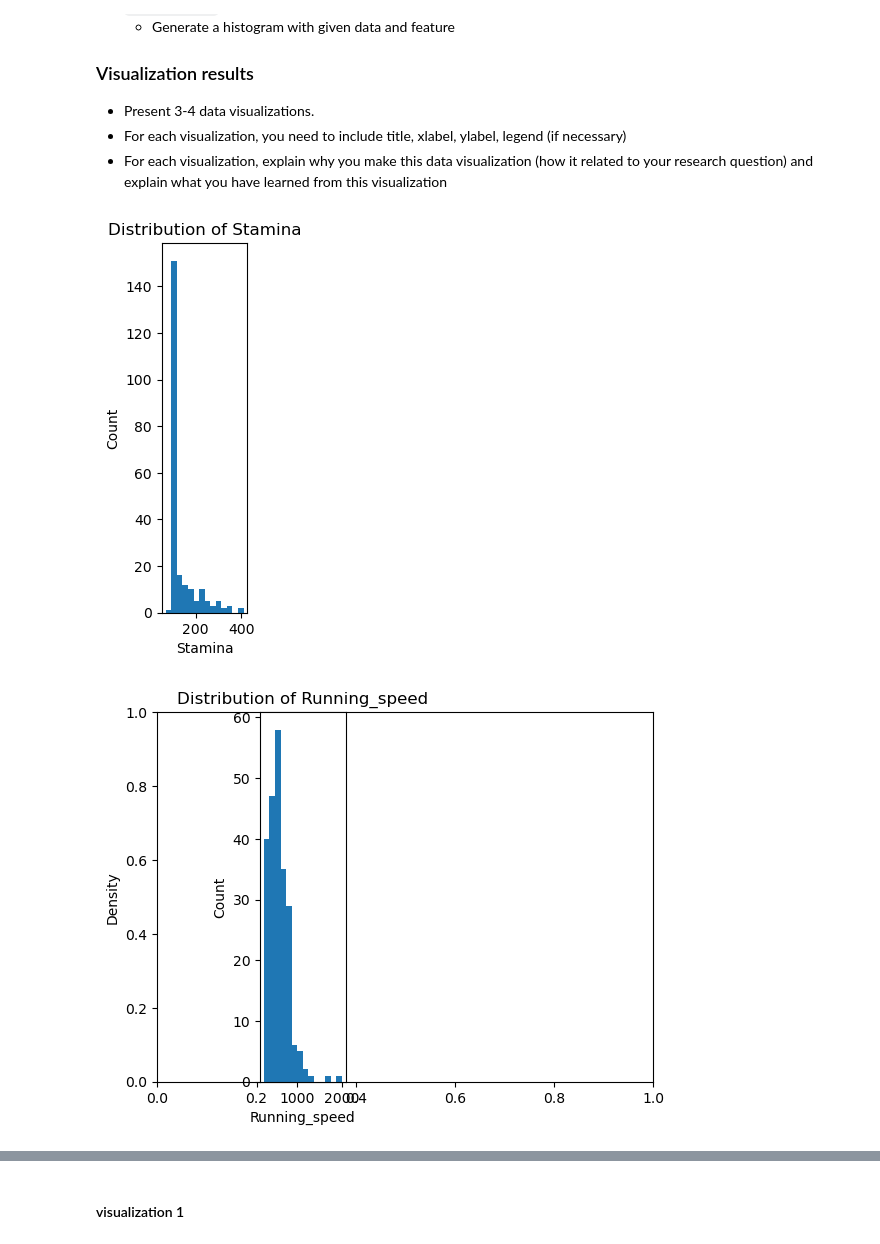
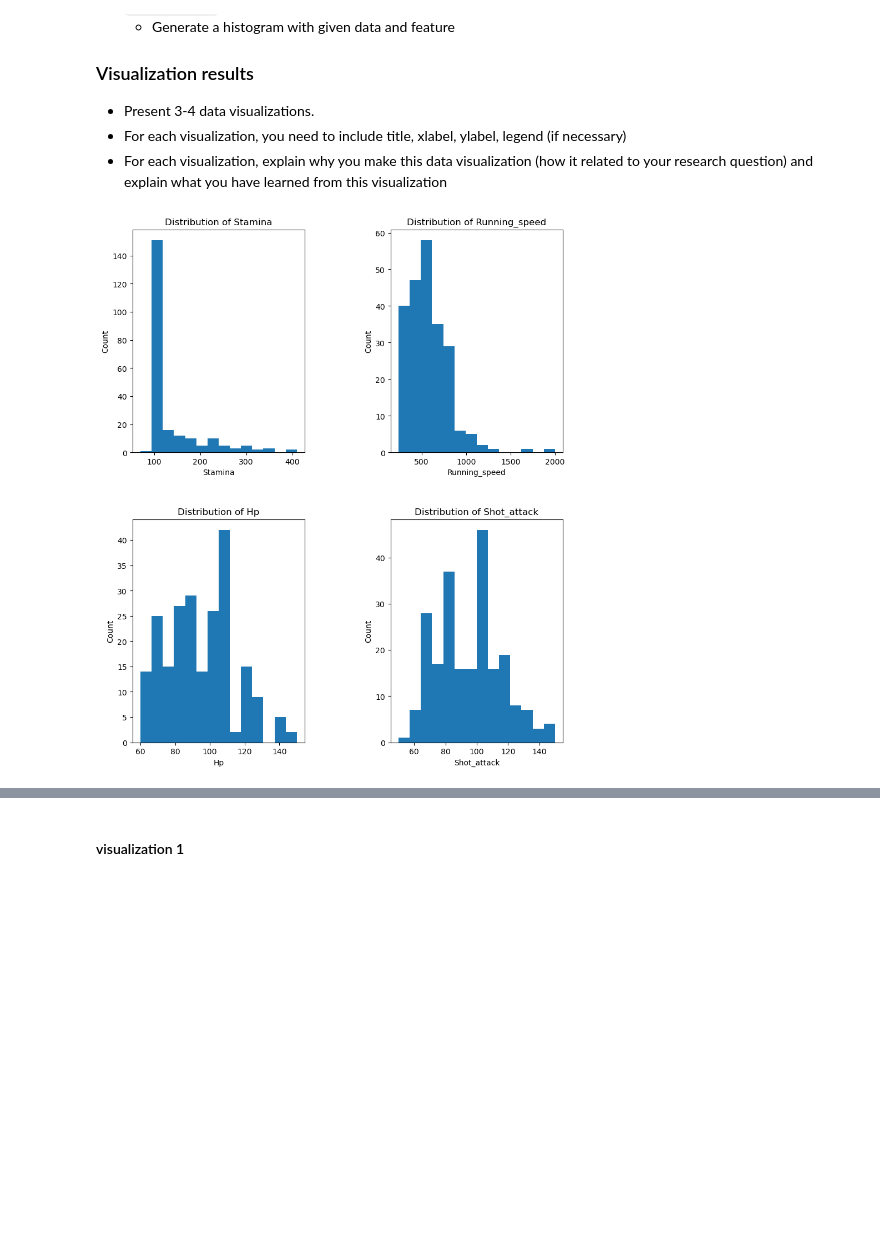
Before and after one commit to EthanK360/DS3000_Group5, a Jupyter notebook: template.ipynb, the cells around one changed output, grey strips where cells are left out. Cells and saved outputs as stored; diff of their text form; code cells hidden in the pictures; blank space fills up the shorter version.

```diff
--- a/template.ipynb
+++ b/template.ipynb
@@ -322,20 +322,17 @@ def make_hist(df, y_feat):
 # %%
-y_feat_list = ['stamina', 'running_speed', 'hp', 'shot_attack', 'crafting_speed']
+y_feat_list = ['stamina', 'running_speed', 'hp', 'shot_attack']
 
 def hist_subplot(df, y_feat_list):
     for feat in y_feat_list:
         feat_idx = y_feat_list.index(feat)
-        plt.subplot(1, 5, feat_idx + 1)
+        plt.subplot(2, 2, feat_idx + 1)
 
         make_hist(df, feat)
 
-        if feat_idx in (0, 2, 4):
-            plt.ylabel('Density')
-
-    plt.gcf().set_size_inches(18, 6)
-    plt.subplots_adjust(wspace = 0.5, hspace = 1)
+    plt.gcf().set_size_inches(10, 12)
+    plt.subplots_adjust(wspace = 0.5, hspace = 0.3)
+    plt.show()
 
 hist_subplot(df_pals, y_feat_list)
 # %% [output]
-[figure, old version]
+[figure, new version]
-[figure, removed]
```
Also changed, not shown: parts of 3 cells of this notebook.
